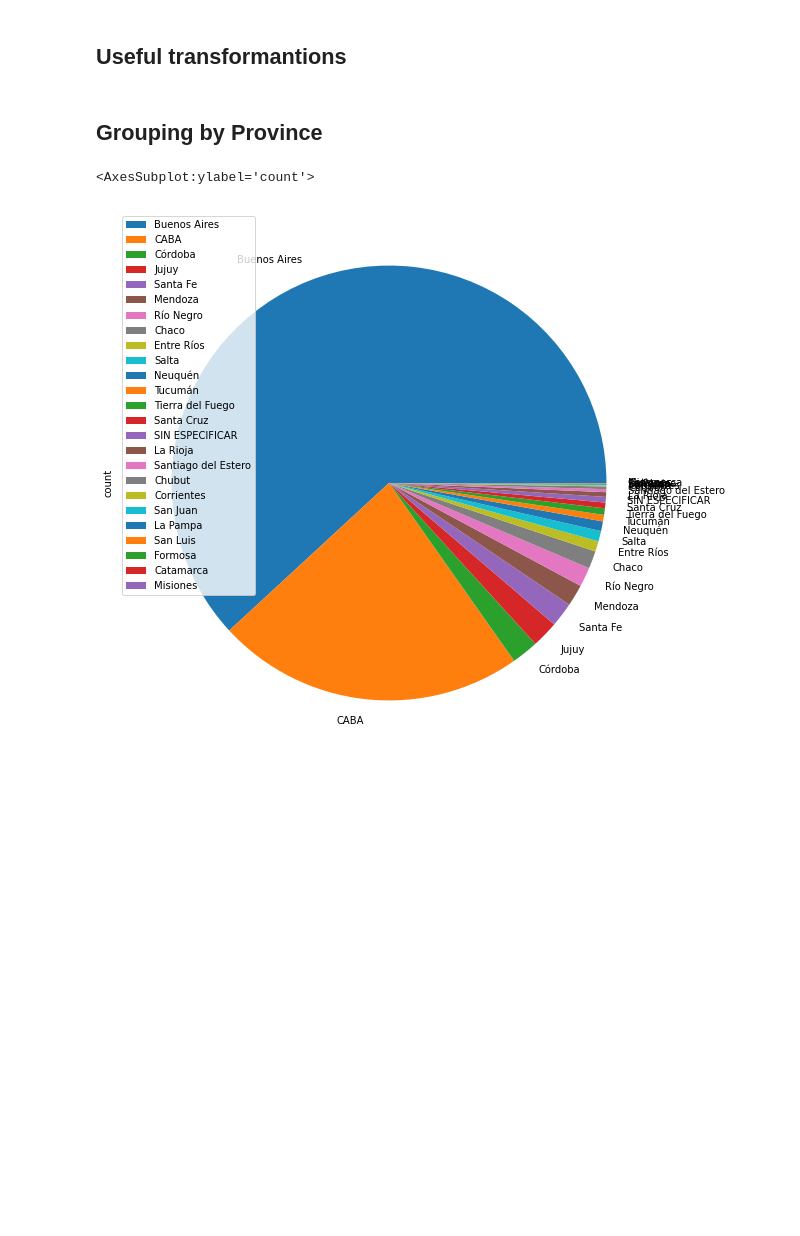
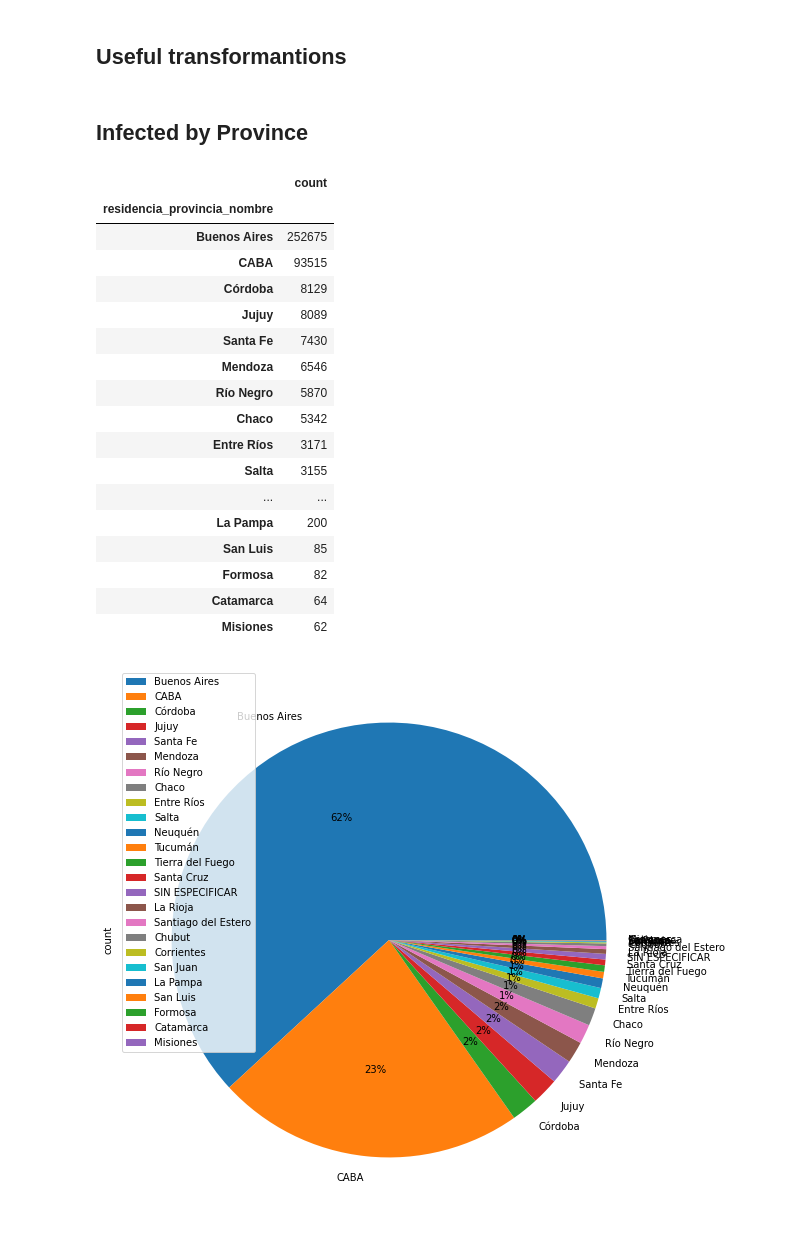
Before and after one commit to federicoarrua/covid_analysis_jupyter, a Jupyter notebook: covid/covid_notebook.ipynb, the cells around one changed output. Drawn from its saved outputs; the diff is of its cells as text; code cells hidden in the pictures; blank space fills up the shorter version.

```diff
--- a/covid/covid_notebook.ipynb
+++ b/covid/covid_notebook.ipynb
@@ -20,10 +21,28 @@ covidConfirmedDF = covidDF[covidDF['clasificacion_resumen'] == 'Confirmado']
 # %% [markdown]
-## Grouping by Province
+## Infected by Province
 # %%
 casesPerProvince = covidConfirmedDF.copy()
 casesPerProvince['count'] = covidConfirmedDF.groupby('residencia_provincia_nombre')['residencia_provincia_nombre'].transform('count')
 casesPerProvince = casesPerProvince[['residencia_provincia_nombre', 'count']].groupby('residencia_provincia_nombre').count().reset_index().sort_values('count', ascending=False)
-casesPerProvince.set_index('residencia_provincia_nombre').plot.pie(y='count', figsize=(10,10))
+casesPerProvince.set_index('residencia_provincia_nombre').plot.pie(y='count', autopct='%1.0f%%', figsize=(10,10)).set_title("Infecteds by province")
+casesPerProvince.set_index('residencia_provincia_nombre')
 # %% [output]
-<AxesSubplot:ylabel='count'>
+|  | count |
+| residencia_provincia_nombre |  |
+| Buenos Aires | 252675 |
+| CABA | 93515 |
+| Córdoba | 8129 |
+| Jujuy | 8089 |
+| Santa Fe | 7430 |
+| Mendoza | 6546 |
+| Río Negro | 5870 |
+| Chaco | 5342 |
+| Entre Ríos | 3171 |
+| Salta | 3155 |
+| ... | ... |
+| La Pampa | 200 |
+| San Luis | 85 |
+| Formosa | 82 |
+| Catamarca | 64 |
+| Misiones | 62 |
-[figure, old version]
+[figure, new version]
```
Also changed, not shown: parts of 7 cells of this notebook.
